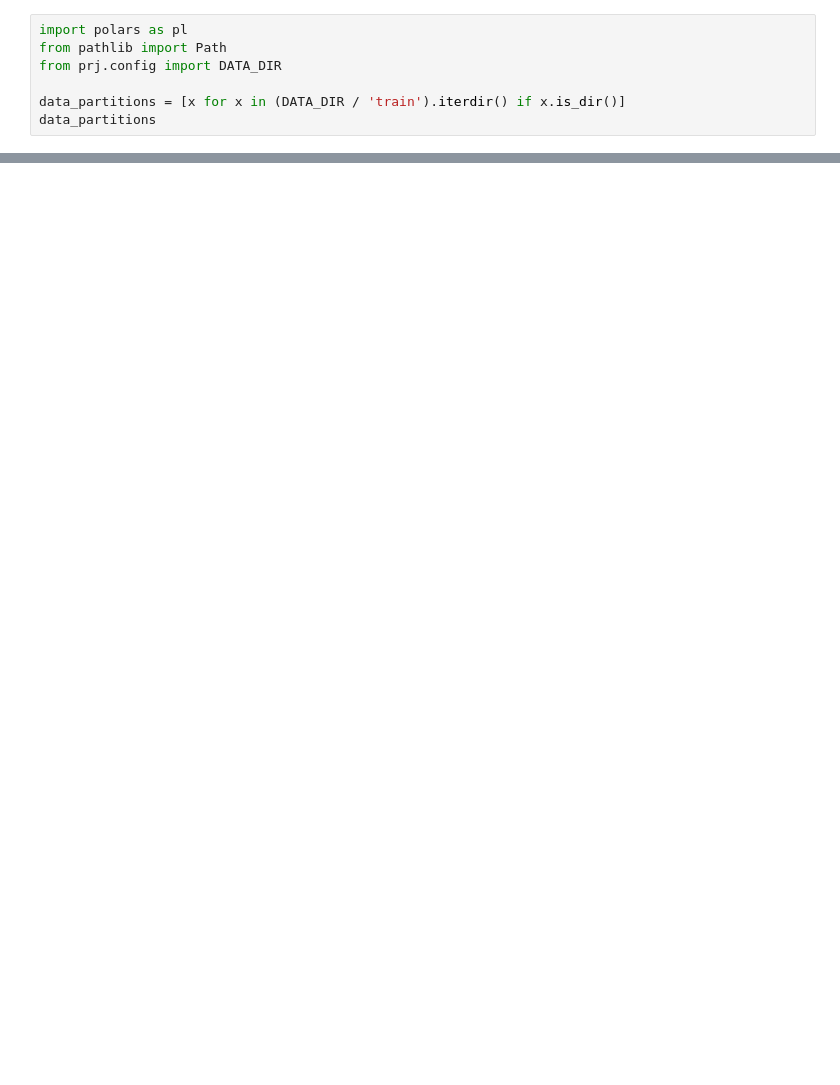
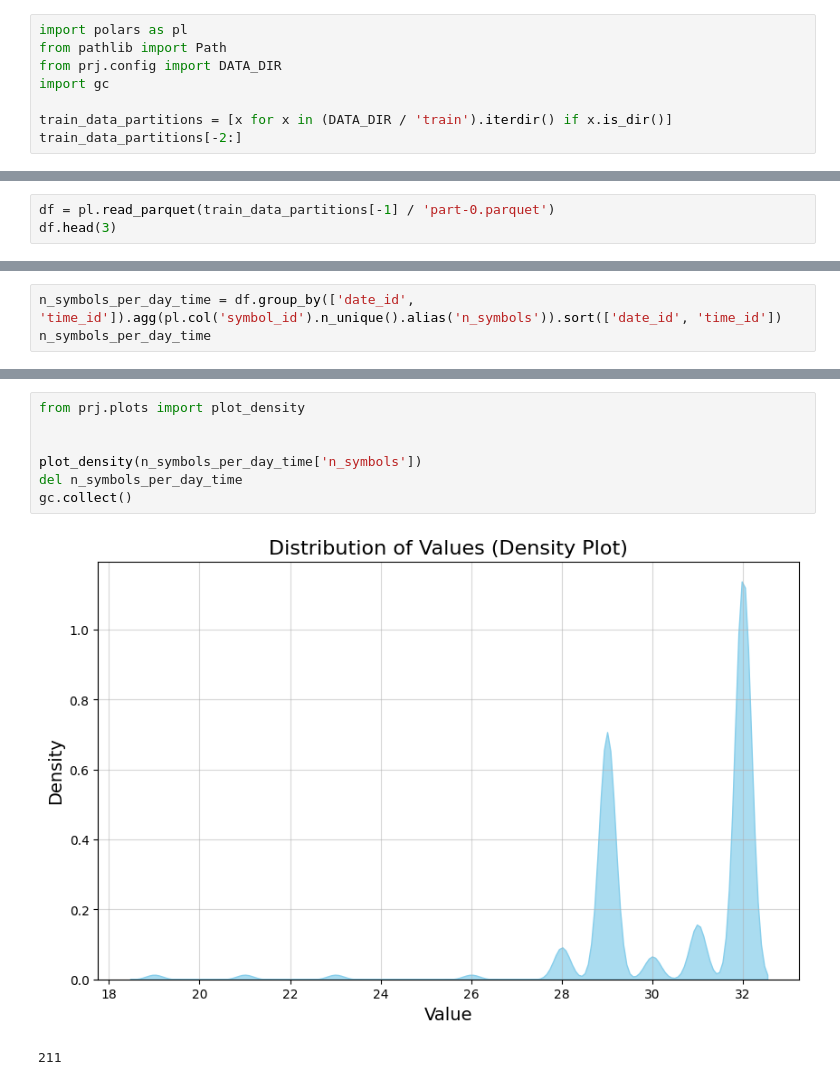
Before and after one commit to lorecampa/jane_street_forecasting, a Jupyter notebook: nbs/exploration.ipynb, the cells around one changed output, grey strips where cells are left out. Drawn from its saved outputs; the diff is of its cells as text; blank space fills up the shorter version.

```diff
--- a/nbs/exploration.ipynb
+++ b/nbs/exploration.ipynb
@@ -2,7 +2,8 @@
 import polars as pl
 from pathlib import Path
 from prj.config import DATA_DIR
+import gc
 
-data_partitions = [x for x in (DATA_DIR / 'train').iterdir() if x.is_dir()]
-data_partitions
+train_data_partitions = [x for x in (DATA_DIR / 'train').iterdir() if x.is_dir()]
+train_data_partitions[-2:]
 # %% [output]
@@ -18 +11,4 @@ data_partitions
  PosixPath('/Users/lorecampa/Desktop/Projects/jane_street_forecasting/dataset/train/partition_id=4')]
+# %%
+df = pl.read_parquet(train_data_partitions[-1] / 'part-0.parquet')
+df.head(3)
@@ -18,0 +32,3 @@ data_partitions
+# %%
+n_symbols_per_day_time = df.group_by(['date_id', 'time_id']).agg(pl.col('symbol_id').n_unique().alias('n_symbols')).sort(['date_id', 'time_id'])
+n_symbols_per_day_time
@@ -18,0 +50,10 @@ data_partitions
+# %%
+from prj.plots import plot_density
+
+
+plot_density(n_symbols_per_day_time['n_symbols'])
+del n_symbols_per_day_time
+gc.collect()
+# %% [output]
+[figure, added]
+211
```
Also changed, not shown: parts of 5 cells of this notebook, 2 other files.
